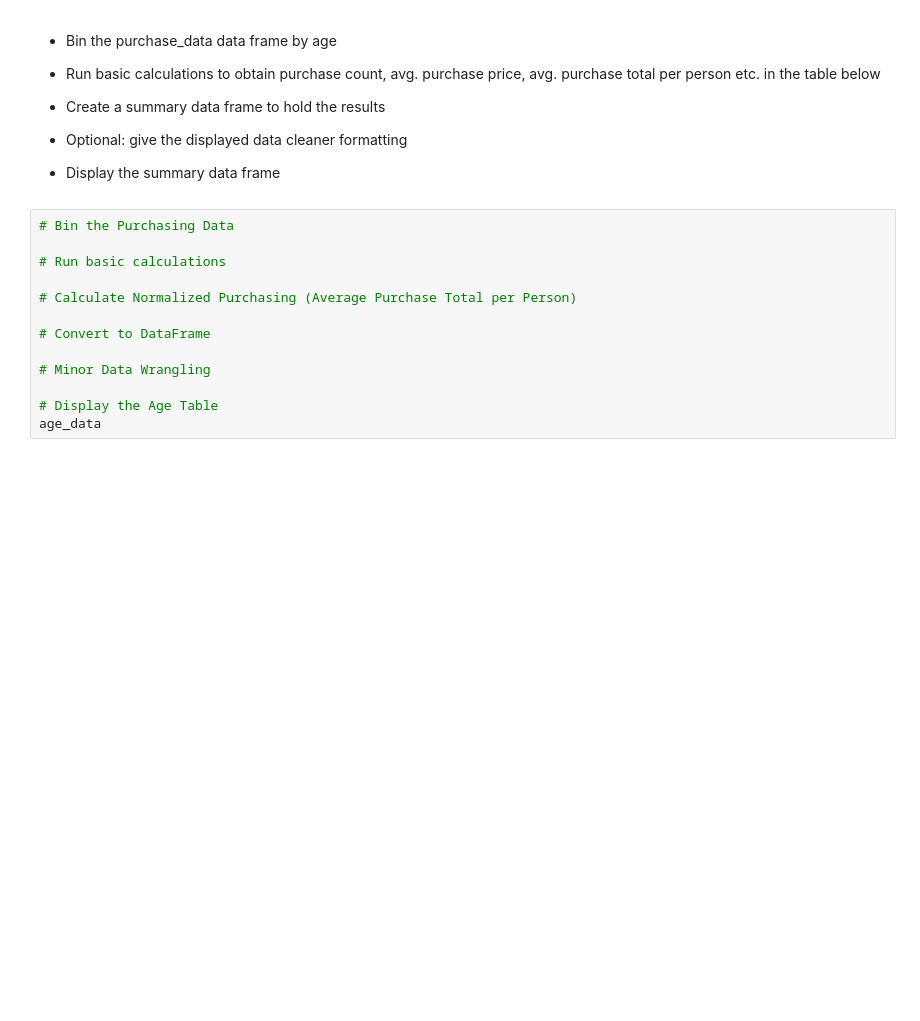
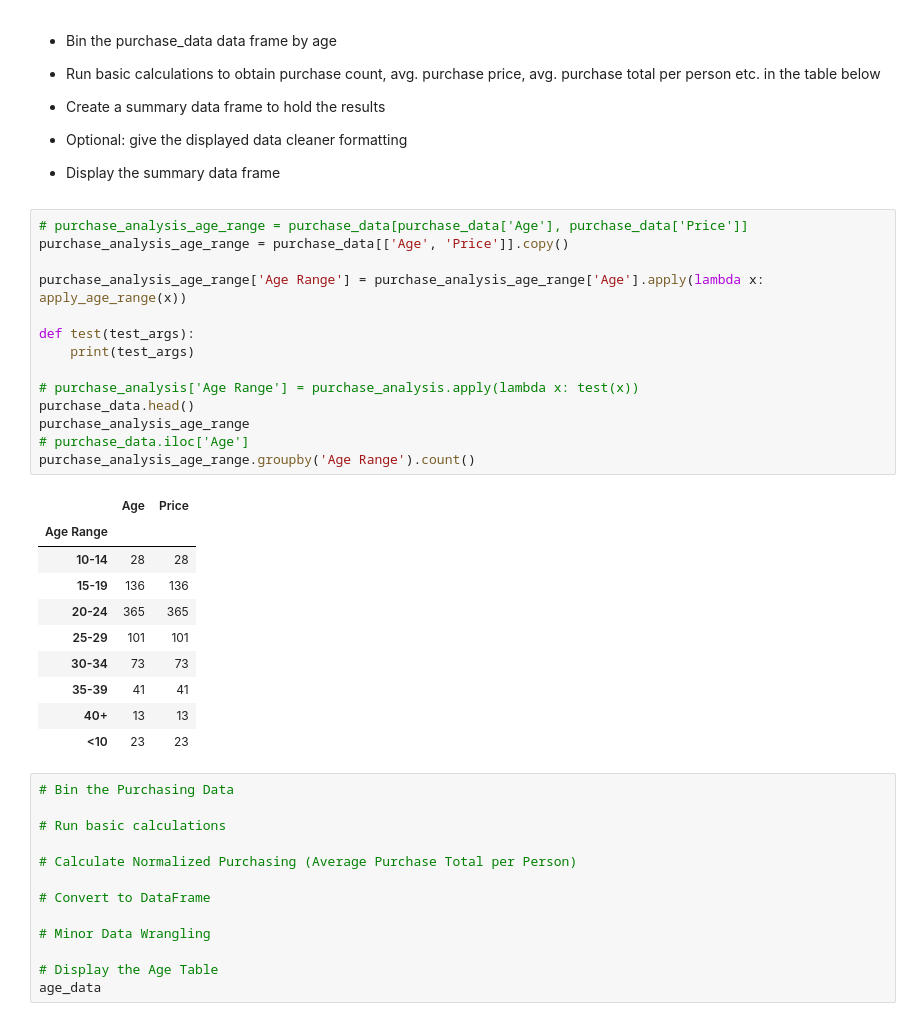
Before and after one commit to harish-hyperDev/pandas-challenge, a Jupyter notebook: HeroesOfPymoli/HeroesOfPymoli-Starter.ipynb, the cells around one changed output. Saved outputs shown, nothing was run; the diff lists cells and outputs as text; blank space fills up the shorter version.

```diff
--- a/HeroesOfPymoli/HeroesOfPymoli-Starter.ipynb
+++ b/HeroesOfPymoli/HeroesOfPymoli-Starter.ipynb
@@ -290,6 +348,31 @@ age_demographics
 
 
 * Display the summary data frame
+# %%
+# purchase_analysis_age_range = purchase_data[purchase_data['Age'], purchase_data['Price']]
+purchase_analysis_age_range = purchase_data[['Age', 'Price']].copy()
+
+purchase_analysis_age_range['Age Range'] = purchase_analysis_age_range['Age'].apply(lambda x: apply_age_range(x))
+
+def test(test_args):
+    print(test_args)
+
+# purchase_analysis['Age Range'] = purchase_analysis.apply(lambda x: test(x))
+purchase_data.head()
+purchase_analysis_age_range
+# purchase_data.iloc['Age']
+purchase_analysis_age_range.groupby('Age Range').count()
+# %% [output]
+|  | Age | Price |
+| Age Range |  |  |
+| 10-14 | 28 | 28 |
+| 15-19 | 136 | 136 |
+| 20-24 | 365 | 365 |
+| 25-29 | 101 | 101 |
+| 30-34 | 73 | 73 |
+| 35-39 | 41 | 41 |
+| 40+ | 13 | 13 |
+| <10 | 23 | 23 |
 # %%
 # Bin the Purchasing Data
 
```
Also changed, not shown: parts of 2 cells of this notebook.
